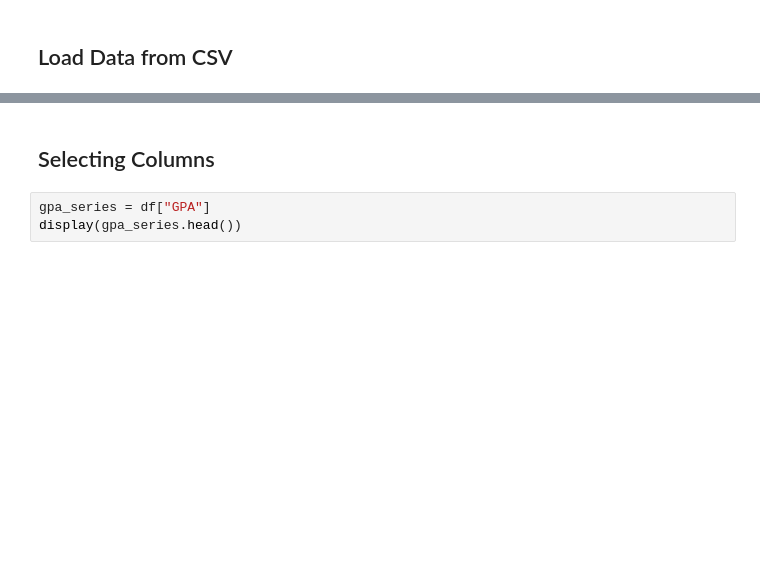
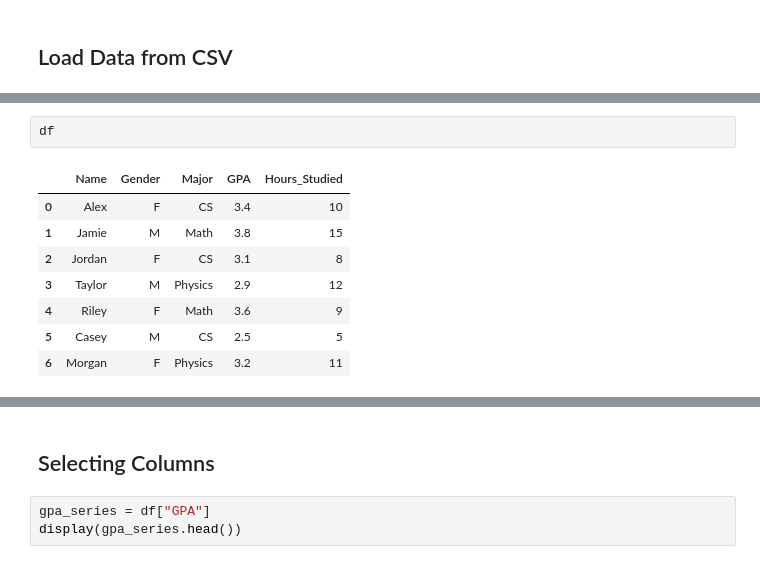
Before and after one commit to DATA101-F25/lecture_examples, a Jupyter notebook: Module05/session2_Pandas.ipynb, the cells around one changed output, grey strips where cells are left out. Saved outputs shown, nothing was run; the diff lists cells and outputs as text; blank space fills up the shorter version.

```diff
--- a/Module05/session2_Pandas.ipynb
+++ b/Module05/session2_Pandas.ipynb
@@ -46,3 +69,14 @@ display(df.head())
+# %%
+df
+# %% [output]
+|  | Name | Gender | Major | GPA | Hours_Studied |
+| 0 | Alex | F | CS | 3.4 | 10 |
+| 1 | Jamie | M | Math | 3.8 | 15 |
+| 2 | Jordan | F | CS | 3.1 | 8 |
+| 3 | Taylor | M | Physics | 2.9 | 12 |
+| 4 | Riley | F | Math | 3.6 | 9 |
+| 5 | Casey | M | CS | 2.5 | 5 |
+| 6 | Morgan | F | Physics | 3.2 | 11 |
 # %%
 print("\nInfo:")
 display(df.info())
```
Also changed, not shown: parts of 24 cells of this notebook.
